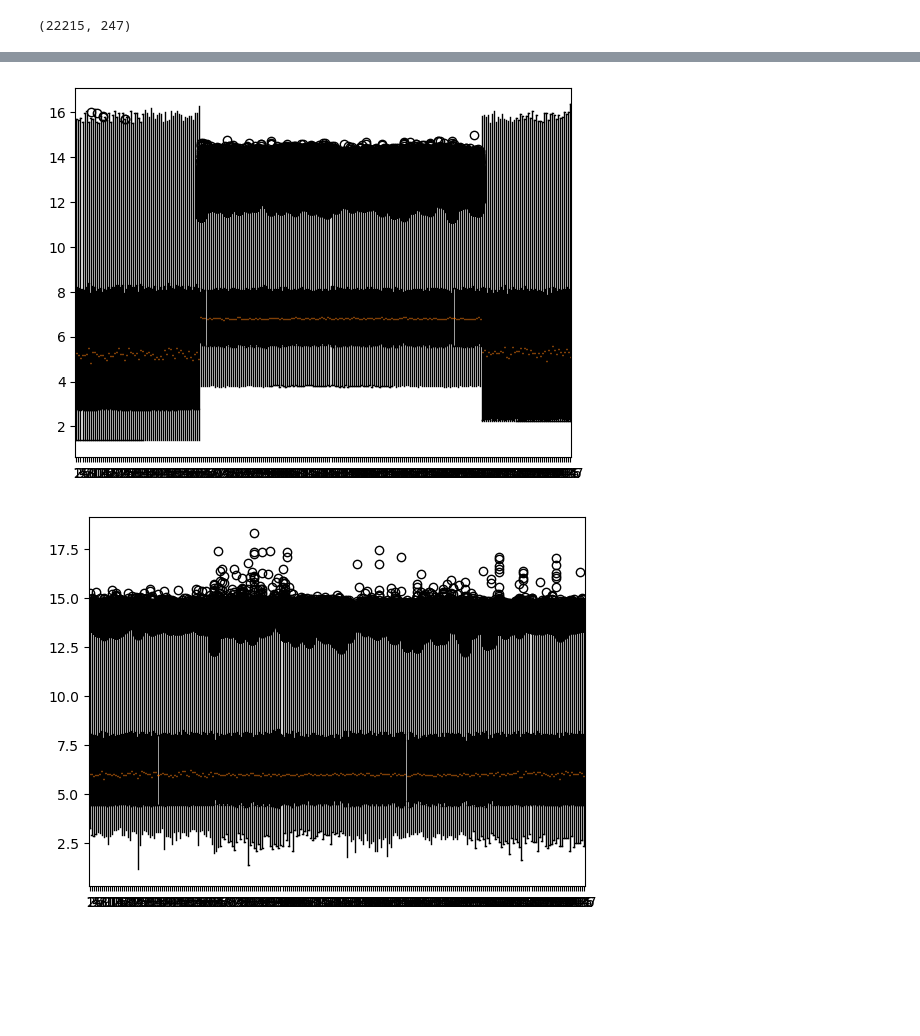
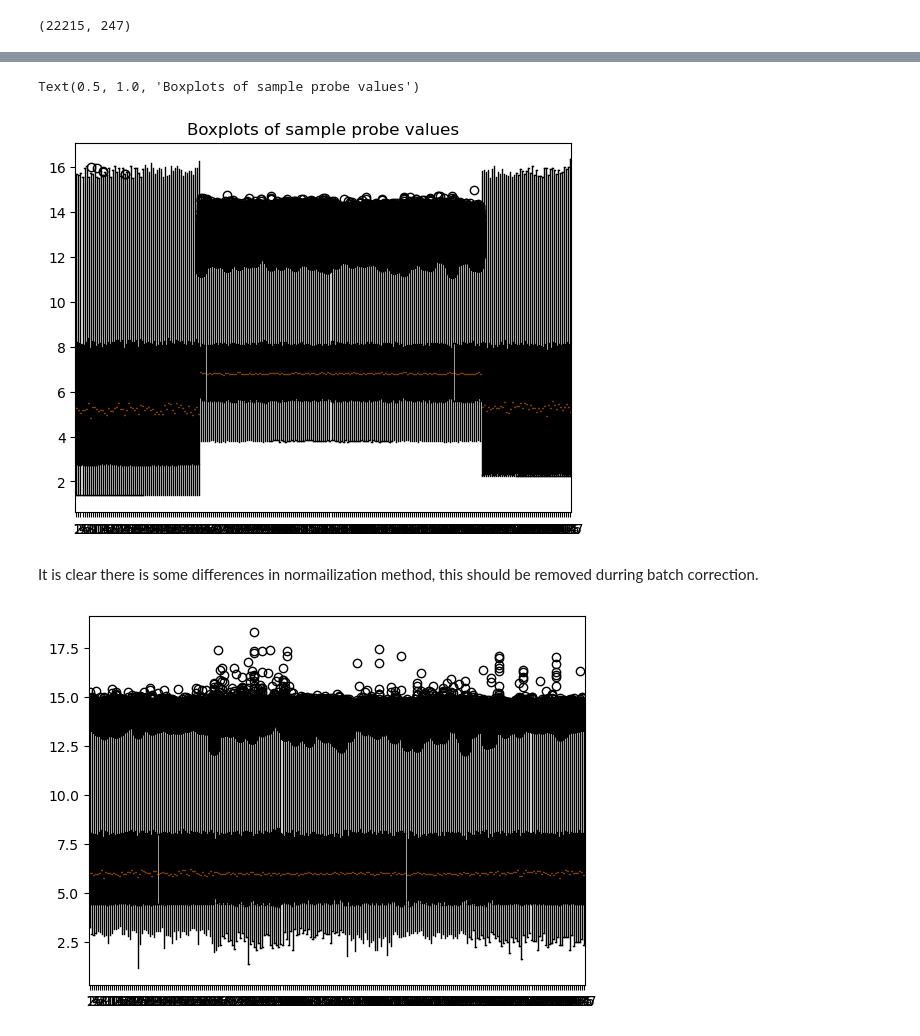
Before and after one commit to AlecSilver/liposarcoma_survival_modeling_BF550_final_project, a Jupyter notebook: notebook.ipynb, the cells around one changed output, grey strips where cells are left out. Drawn from its saved outputs; the diff is of its cells as text; code cells hidden in the pictures; blank space fills up the shorter version.

```diff
--- a/notebook.ipynb
+++ b/notebook.ipynb
@@ -172,6 +174,9 @@ metastasis_map = {
     'Yes': True
     }
 metadata['metastasis_status'] = metadata['metastasis_status'].map(metastasis_map)
+# %%
+# convert time to a float
+metadata['time'] = metadata['time'].astype('float')
 # %%
 #plot histograms of survival times for each dataset
 for dataset in metadata['dataset'].unique():
@@ -229,5 +232,5 @@ expression_data.shape
 expression_data.to_csv("./data/combined_expression_data_unscaled.csv", index=True)
 # %%
 #load expression data
-expression_data = pd.read_csv("./data/combined_expression_data_unscaled.csv", index_col=0)
-metadata = pd.read_csv("./data/combined_metadata.csv")
+#expression_data = pd.read_csv("./data/combined_expression_data_unscaled.csv", index_col=0)
+#metadata = pd.read_csv("./data/combined_metadata.csv")
@@ -237,7 +237,11 @@ metadata = pd.read_csv("./data/combined_metadata.csv")
 # %%
 plot = plt.boxplot(expression_data)
+plt.title('Boxplots of sample probe values')
 # %% [output]
+Text(0.5, 1.0, 'Boxplots of sample probe values')
-[figure, old version]
+[figure, new version]
+# %% [markdown]
+It is clear there is some differences in normailization method, this should be removed durring batch correction.
 # %%
 metadata.head()
 # Convert the 'color' column to a 'category' dtype
```
Also changed, not shown: parts of 60 cells of this notebook, 5 other files.
